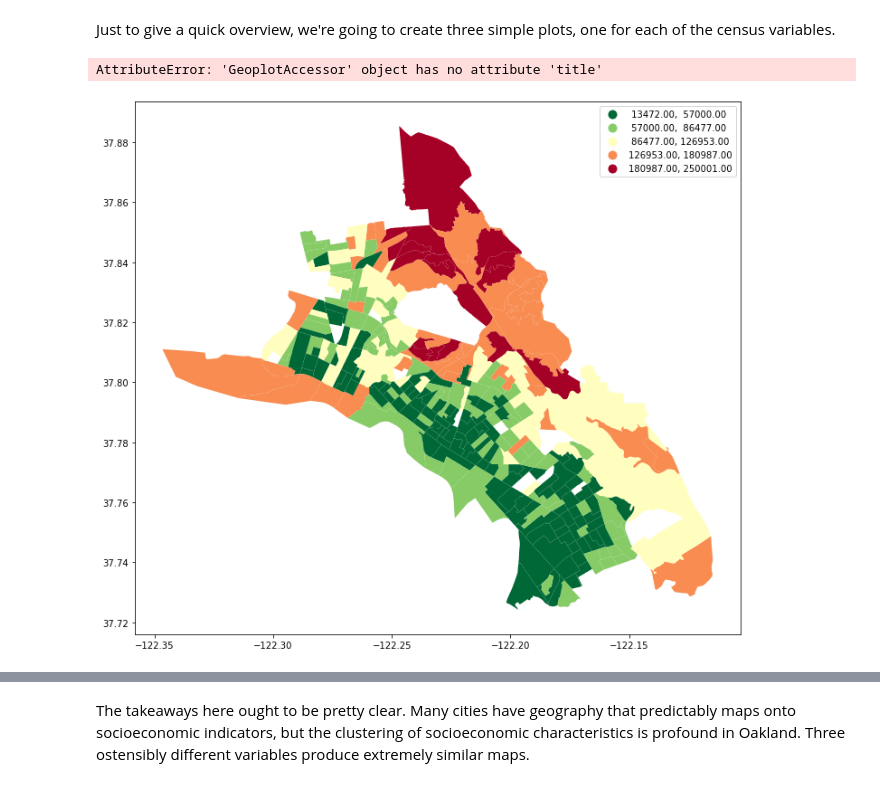
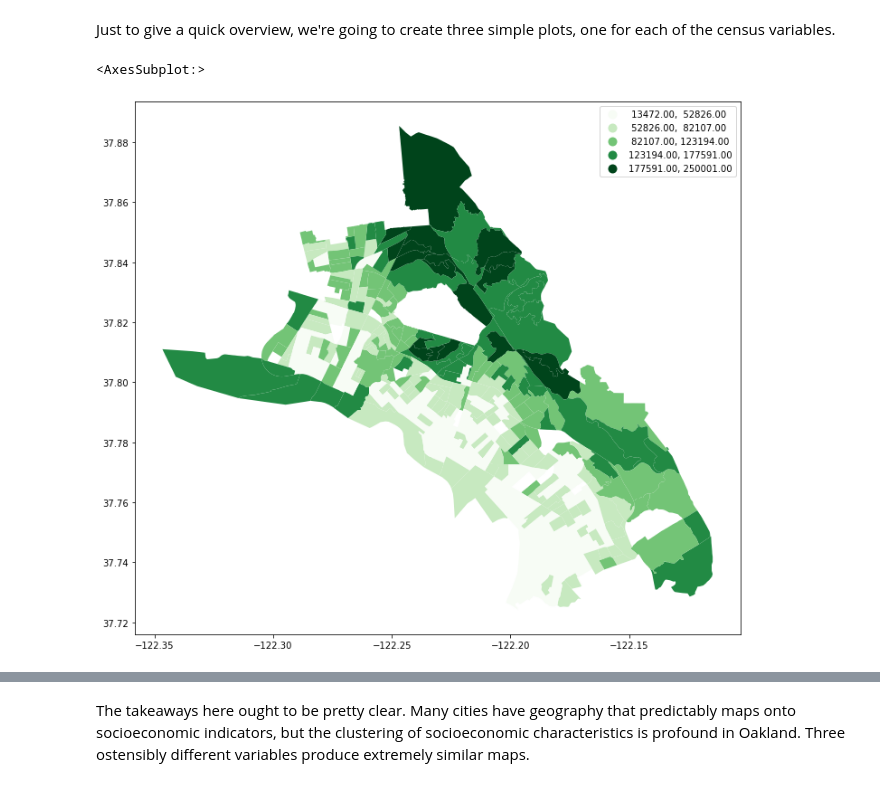
Before and after one commit to michaelrosen3/up206-michaelandelliott, a Jupyter notebook: Group Assignments/midterm.ipynb, the cells around one changed output, grey strips where cells are left out. Saved outputs shown, nothing was run; the diff lists cells and outputs as text; code cells hidden in the pictures.

```diff
--- a/Group Assignments/midterm.ipynb
+++ b/Group Assignments/midterm.ipynb
@@ -276,13 +322,12 @@ Just to give a quick overview, we're going to create three simple plots, one for
 # %%
 oakincome.plot(figsize=(12,12),
             column='Median Income',
             legend=True,
-            cmap='RdYlGn_r',
+            cmap='Greens',
             scheme='Natural_breaks')
-oakincome.plot.title('graph')
 # %% [output]
-AttributeError: 'GeoplotAccessor' object has no attribute 'title'
+<AxesSubplot:>
-[figure, old version]
+[figure, new version]
 # %%
 oakrace.plot(figsize=(12,12),
             column='Percent White',
```
Also changed, not shown: parts of 19 cells of this notebook.
